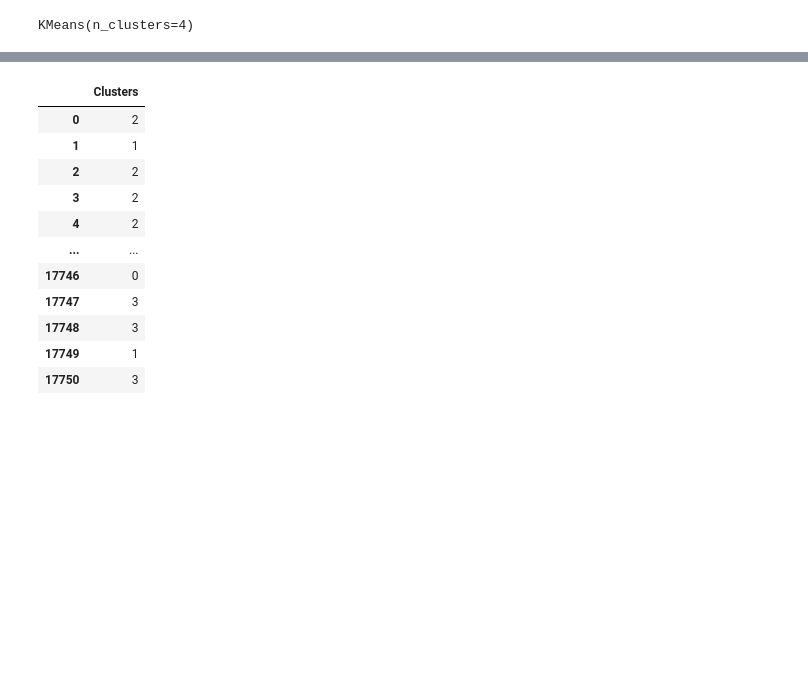
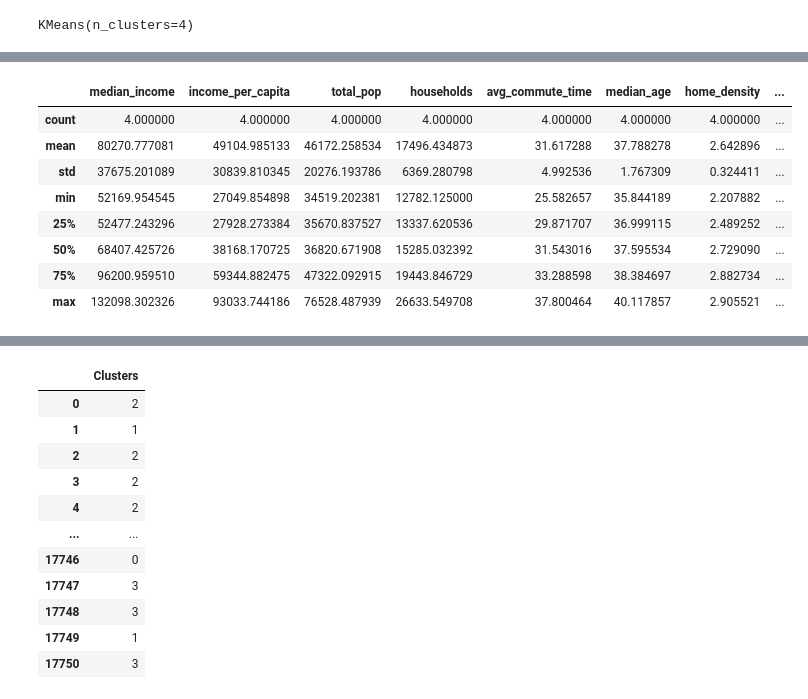
Before and after one commit to EugeniaDickson/zillow_rent_index, a Jupyter notebook: Jane/clustering analysis.ipynb, the cells around one changed output, grey strips where cells are left out. Cells and saved outputs as stored; diff of their text form; code cells hidden in the pictures; blank space fills up the shorter version.

```diff
--- a/Jane/clustering analysis.ipynb
+++ b/Jane/clustering analysis.ipynb
@@ -109,0 +147,12 @@ KMeans(n_clusters=4)
+# %%
+var_influence.describe().sort_values(axis=1, by='std', ascending=False)
+# %% [output]
+|  | median_income | income_per_capita | total_pop | households | avg_commute_time | median_age | home_density | ... |
+| count | 4.000000 | 4.000000 | 4.000000 | 4.000000 | 4.000000 | 4.000000 | 4.000000 | ... |
+| mean | 80270.777081 | 49104.985133 | 46172.258534 | 17496.434873 | 31.617288 | 37.788278 | 2.642896 | ... |
+| std | 37675.201089 | 30839.810345 | 20276.193786 | 6369.280798 | 4.992536 | 1.767309 | 0.324411 | ... |
+| min | 52169.954545 | 27049.854898 | 34519.202381 | 12782.125000 | 25.582657 | 35.844189 | 2.207882 | ... |
+| 25% | 52477.243296 | 27928.273384 | 35670.837527 | 13337.620536 | 29.871707 | 36.999115 | 2.489252 | ... |
+| 50% | 68407.425726 | 38168.170725 | 36820.671908 | 15285.032392 | 31.543016 | 37.595534 | 2.729090 | ... |
+| 75% | 96200.959510 | 59344.882475 | 47322.092915 | 19443.846729 | 33.288598 | 38.384697 | 2.882734 | ... |
+| max | 132098.302326 | 93033.744186 | 76528.487939 | 26633.549708 | 37.800464 | 40.117857 | 2.905521 | ... |
```
Also changed, not shown: parts of 12 cells of this notebook, 2 other files.
